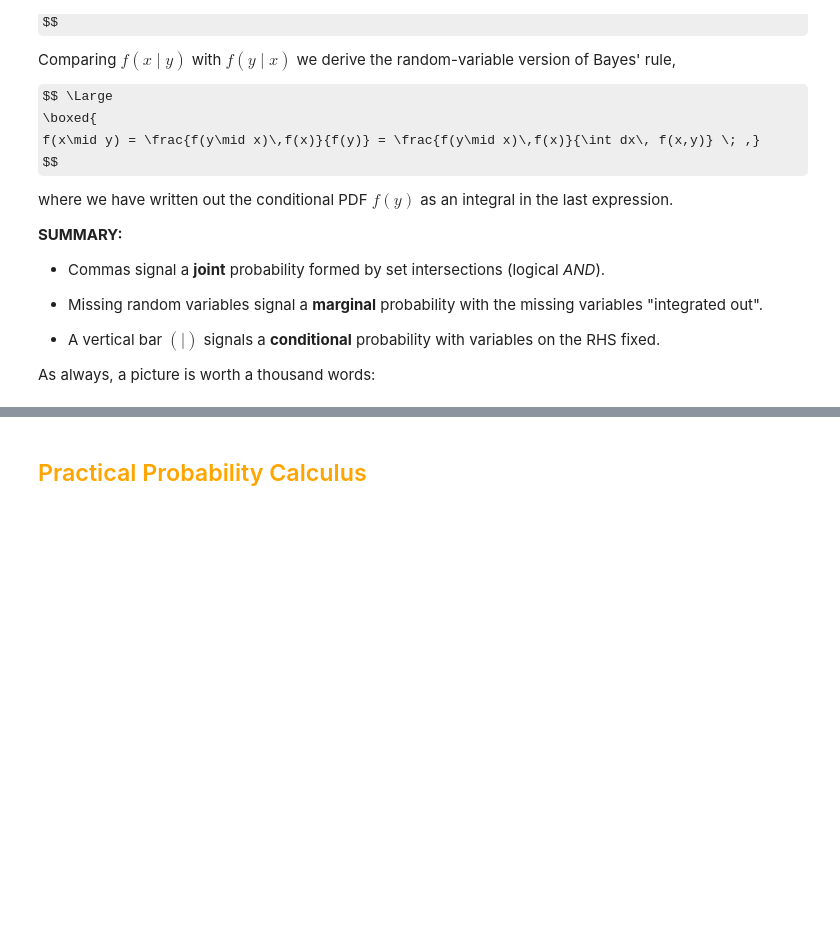
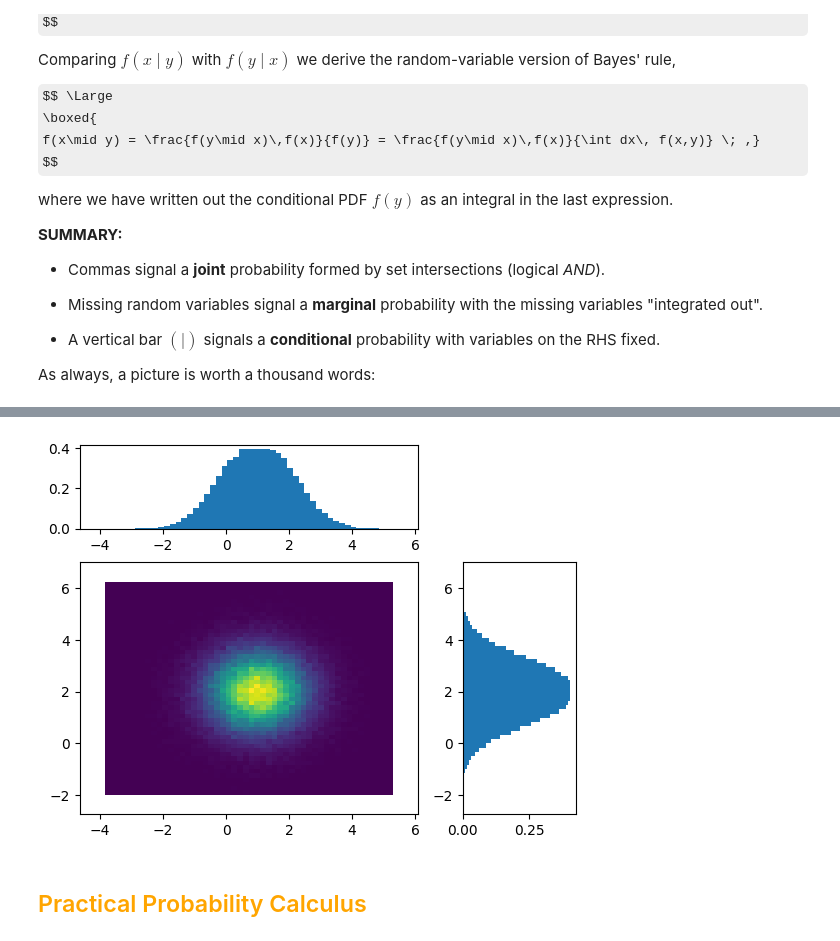
Before and after one commit to illinois-ipaml/MachineLearningForPhysics, a Jupyter notebook: _sources/lectures/ProbabilityTheory.ipynb, the cells around one changed output, grey strips where cells are left out. Saved outputs shown, nothing was run; the diff lists cells and outputs as text; code cells hidden in the pictures; some formulas as TeX source; blank space fills up the shorter version.

```diff
--- a/_sources/lectures/ProbabilityTheory.ipynb
+++ b/_sources/lectures/ProbabilityTheory.ipynb
@@ -507,4 +520,8 @@ $$
 The corresponding picture is:
+# %%
+prob2d(cov1=0.)
+# %% [output]
+[figure, added]
 # %% [markdown]
 ## <span style="color:Orange">Practical Probability Calculus</span>
 # %% [markdown]
```
Also changed, not shown: parts of 8 cells of this notebook.
